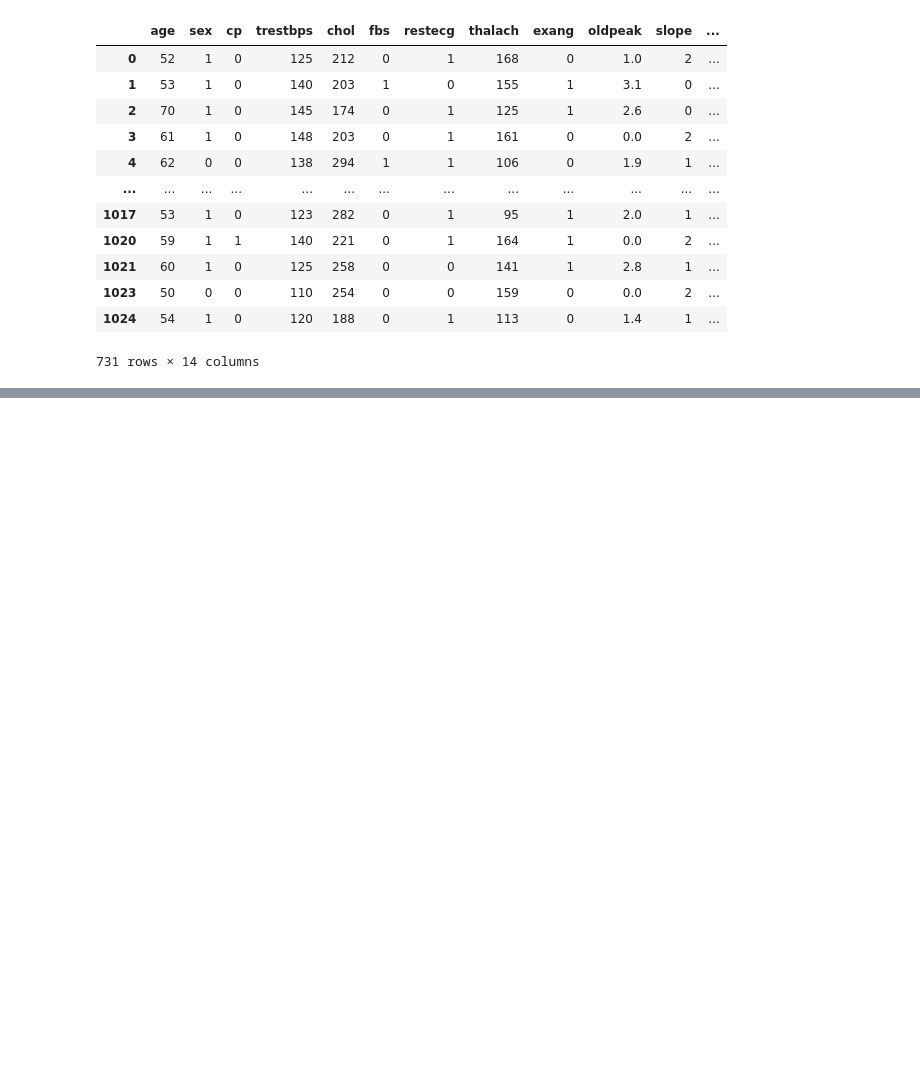
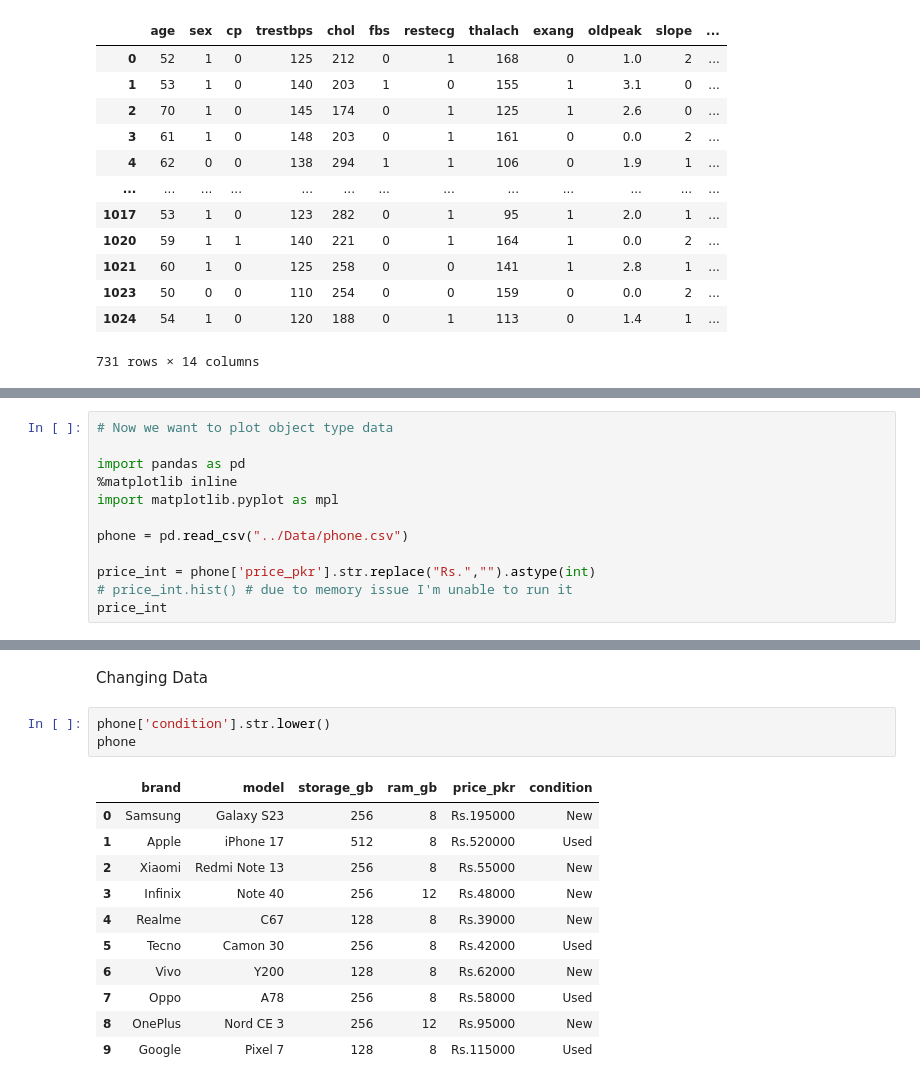
Before and after one commit to MehmoodCoder/Ai_Ml_Course, a Jupyter notebook: Ai_Ml/Main/pandas_intro.ipynb, the cells around one changed output, grey strips where cells are left out. Drawn from its saved outputs; the diff is of its cells as text; blank space fills up the shorter version.

Commit message:
This is complete intro of pandas

```diff
--- a/Ai_Ml/Main/pandas_intro.ipynb
+++ b/Ai_Ml/Main/pandas_intro.ipynb
@@ -229,0 +234,12 @@ heart['age'].plot()
+# %%
+# Now we want to plot object type data
+
+import pandas as pd
+%matplotlib inline
+import matplotlib.pyplot as mpl
+
+phone = pd.read_csv("../Data/phone.csv")
+
+price_int = phone['price_pkr'].str.replace("Rs.","").astype(int)
+# price_int.hist() # due to memory issue I'm unable to run it
+price_int
@@ -229,0 +258,17 @@ heart['age'].plot()
+# %% [markdown]
+Changing Data
+# %%
+phone['condition'].str.lower()
+phone
+# %% [output]
+|  | brand | model | storage_gb | ram_gb | price_pkr | condition |
+| 0 | Samsung | Galaxy S23 | 256 | 8 | Rs.195000 | New |
+| 1 | Apple | iPhone 17 | 512 | 8 | Rs.520000 | Used |
+| 2 | Xiaomi | Redmi Note 13 | 256 | 8 | Rs.55000 | New |
+| 3 | Infinix | Note 40 | 256 | 12 | Rs.48000 | New |
+| 4 | Realme | C67 | 128 | 8 | Rs.39000 | New |
+| 5 | Tecno | Camon 30 | 256 | 8 | Rs.42000 | Used |
+| 6 | Vivo | Y200 | 128 | 8 | Rs.62000 | New |
+| 7 | Oppo | A78 | 256 | 8 | Rs.58000 | Used |
+| 8 | OnePlus | Nord CE 3 | 256 | 12 | Rs.95000 | New |
+| 9 | Google | Pixel 7 | 128 | 8 | Rs.115000 | Used |
```
Also changed, not shown: parts of 9 cells of this notebook.
